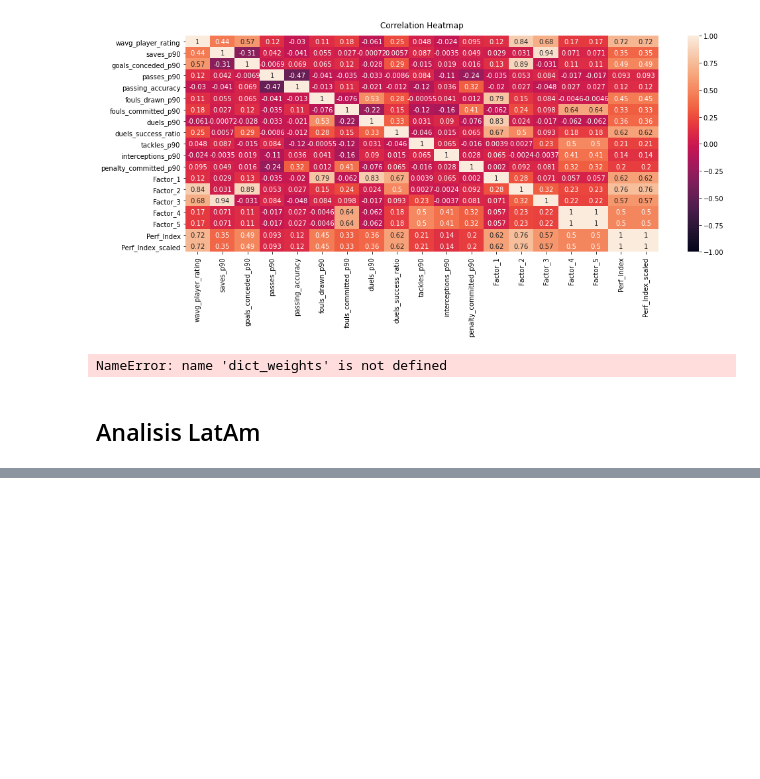
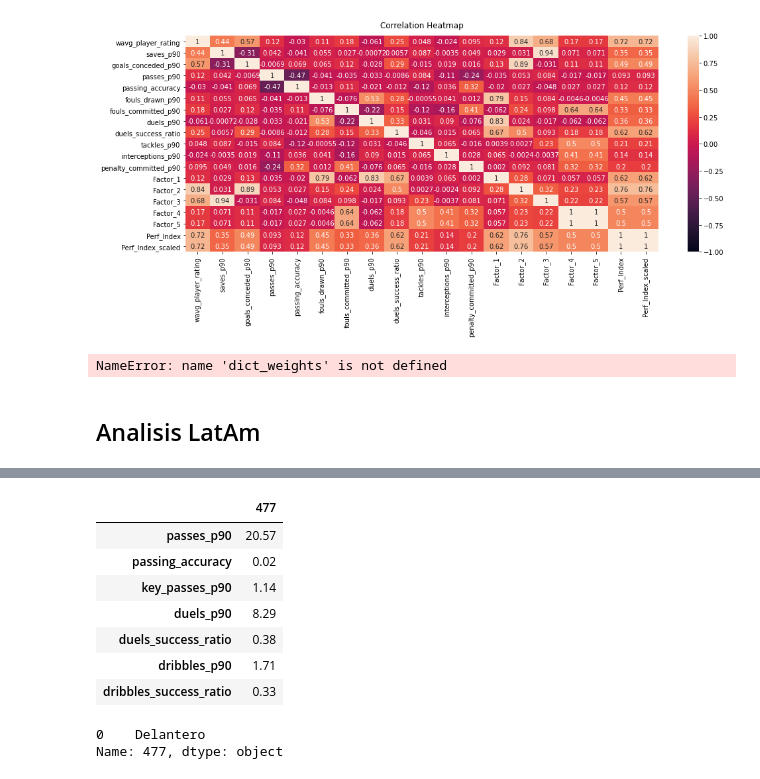
Before and after one commit to fpretto/MiM_Analytics_Tesis, a Jupyter notebook: Tesis/Performance Index.ipynb, the cells around one changed output, grey strips where cells are left out. Drawn from its saved outputs; the diff is of its cells as text; code cells hidden in the pictures; blank space fills up the shorter version.

```diff
--- a/Tesis/Performance Index.ipynb
+++ b/Tesis/Performance Index.ipynb
@@ -1222,0 +1309,12 @@ df.head()
+# %%
+player_cols = ['player_id', 'player_name']
+stats_season = ['player_preferred_position', 'player_preferred_number', 'player_minutes', 'wavg_player_rating',
+                'goals_total', 'goals_assists']
+attack = ['scoring_contribution', 'goals_p90', 'shots_p90', 'shooting_accuracy', 'goal_conversion', 'assists_p90']
+build_up = ['passes_p90', 'passing_accuracy', 'key_passes_p90', 'duels_p90', 'duels_success_ratio', 'dribbles_p90',
+            'dribbles_success_ratio']
+defense = ['tackles_p90', 'blocks_p90', 'interceptions_p90', 'saves_p90', 'fouls_committed_p90', 'fouls_drawn_p90',
+           'cards_yellow', 'cards_red']
+# %%
+current_season = 2020
+df_player[df_player['league_season'] == current_season][stats_season].transpose()
@@ -1222,0 +1339,11 @@ df.head()
+# %%
+df_player[df_player['league_season'] == current_season][build_up].transpose()
+# %% [output]
+|  | 477 |
+| passes_p90 | 20.57 |
+| passing_accuracy | 0.02 |
+| key_passes_p90 | 1.14 |
+| duels_p90 | 8.29 |
+| duels_success_ratio | 0.38 |
+| dribbles_p90 | 1.71 |
+| dribbles_success_ratio | 0.33 |
@@ -1222,0 +1356,5 @@ df.head()
+# %%
+df_prueba.loc[df_prueba['index']=='player_preferred_position', 477].map(dict_col['player_preferred_position'])
+# %% [output]
+0    Delantero
+Name: 477, dtype: object
```
Also changed, not shown: parts of 19 cells of this notebook, 30 other files.
